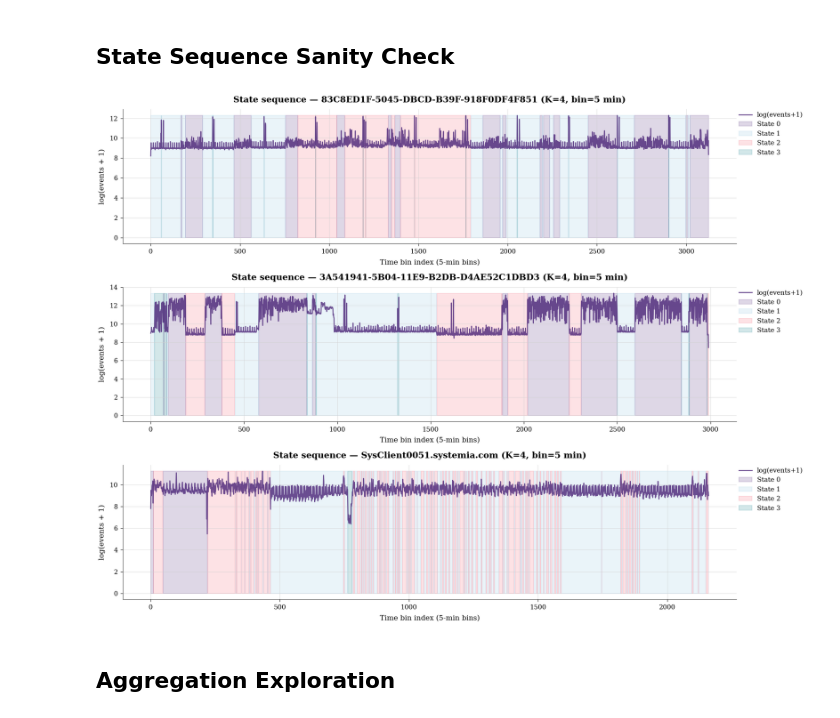
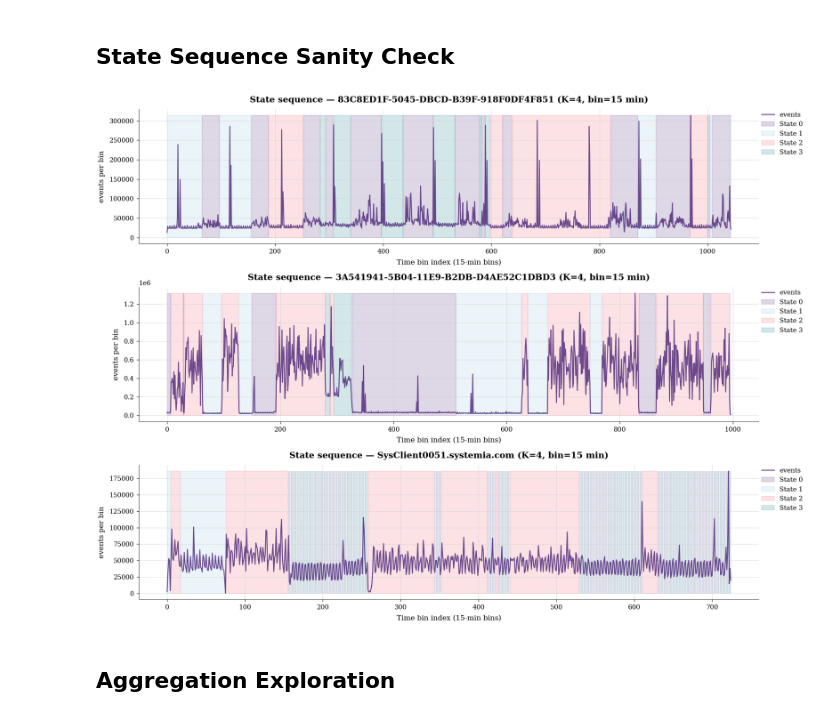
Before and after one commit to phSOLAIRE/provenance-benchmark-explorer, a Jupyter notebook: notebooks/per_host_metrics.ipynb, the cells around one changed output. Drawn from its saved outputs; the diff is of its cells as text; code cells hidden in the pictures.

Commit message:
re-run with log scale removed

```diff
--- a/notebooks/per_host_metrics.ipynb
+++ b/notebooks/per_host_metrics.ipynb
@@ -275,21 +289,21 @@ plt.show()
 # %%
 from provenance_explorer.analysis.system_scale.workload_variability import (
     plot_state_sequence,
 )
 
 fig, axes = plt.subplots(len(examples), 1, figsize=(14, 3.5 * len(examples)))
 if len(examples) == 1:
     axes = [axes]
 
 for ax, (ds, (ds_, subds, host, curve)) in zip(axes, examples.items()):
     event_counts = _load_parquet(path_counts / ds_ / subds / file_counts)
     best_k = min(curve, key=lambda x: x[1])[0]
-    plot_state_sequence(event_counts, host, best_k, ax=ax)
+    plot_state_sequence(event_counts, host, best_k, ax=ax, bin_size_minutes=15, log_scale=False)
 
 plt.tight_layout()
 plt.show()
 # %% [output]
-[figure, old version]
+[figure, new version]
 # %% [markdown]
 ## Aggregation Exploration
 # %%
```
Also changed, not shown: parts of 1 cell of this notebook.
